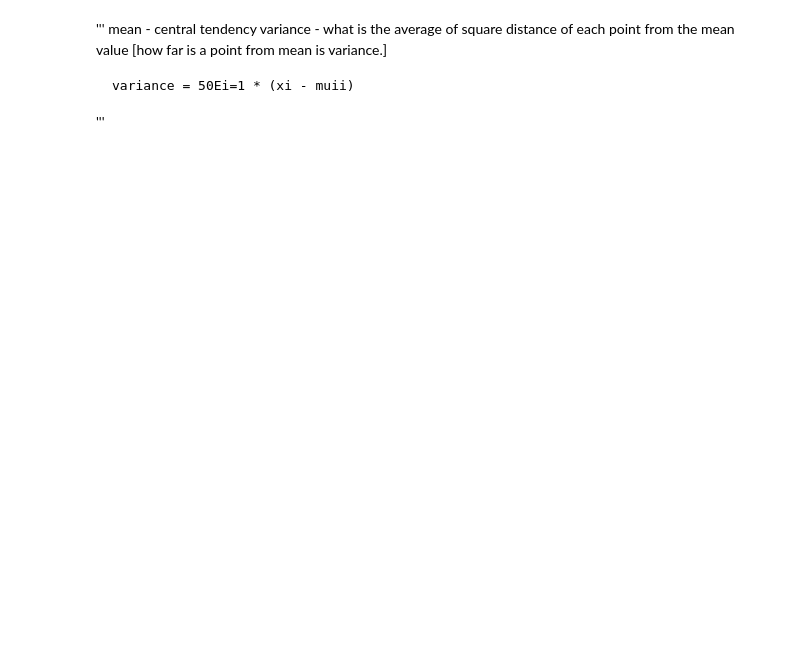
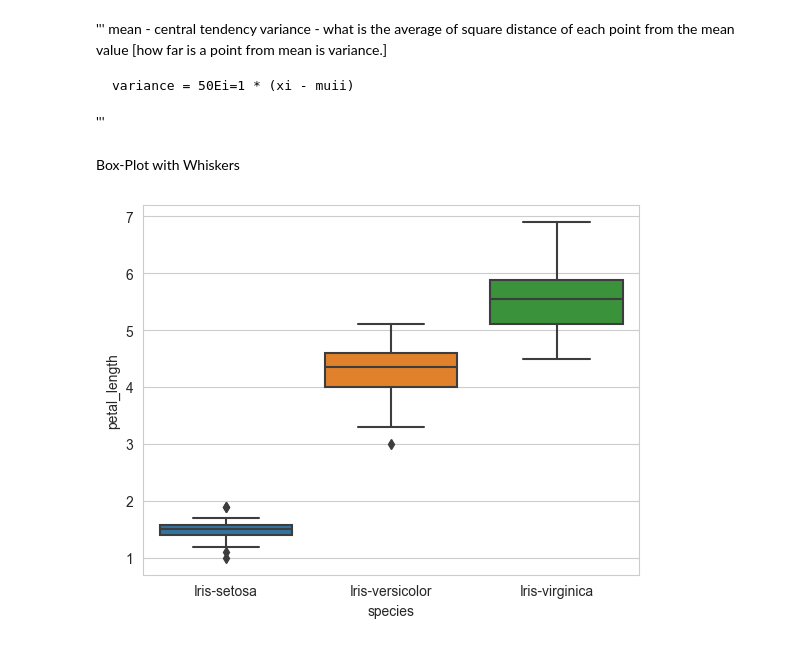
Before and after one commit to thisispawann/data-science-fundamentals, a Jupyter notebook: eda-data-visualization/iris.ipynb, the cells around one changed output. Saved outputs shown, nothing was run; the diff lists cells and outputs as text; code cells hidden in the pictures; blank space fills up the shorter version.

Commit message:
box plot with whiskers

```diff
--- a/eda-data-visualization/iris.ipynb
+++ b/eda-data-visualization/iris.ipynb
@@ -138,3 +138,17 @@ iris.groupby('species').agg(['mean', 'median', 'std'])
 
     variance = 50Ei=1 * (xi - muii)
 '''
+# %% [markdown]
+Box-Plot with Whiskers
+# %%
+'''
+- another way of visualizing 1-D scatter plot is box-plot
+- concept of median, percentile, quantile
+Percentile:
+where do we lie in the sorted list? percentile value is telling us what percent of points are less than the same set
+'''
+
+sns.boxplot(x='species', y='petal_length', data=iris)
+plt.show()
+# %% [output]
+[figure, added]
```
Also changed, not shown: parts of 4 cells of this notebook.
